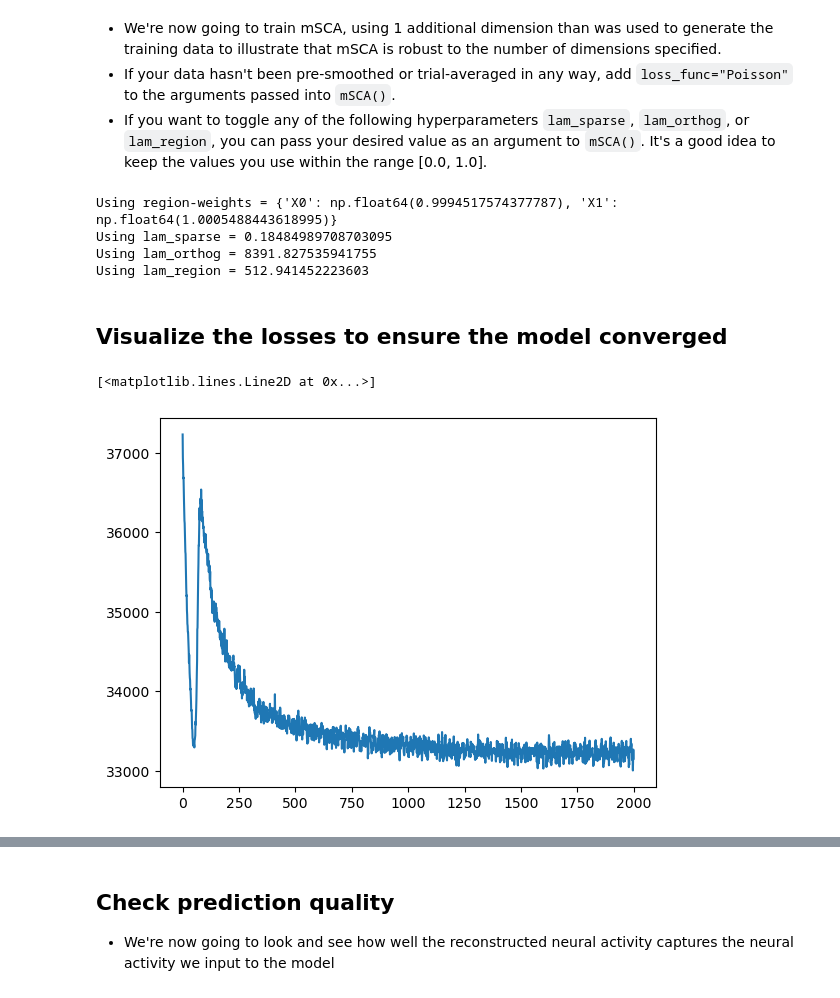
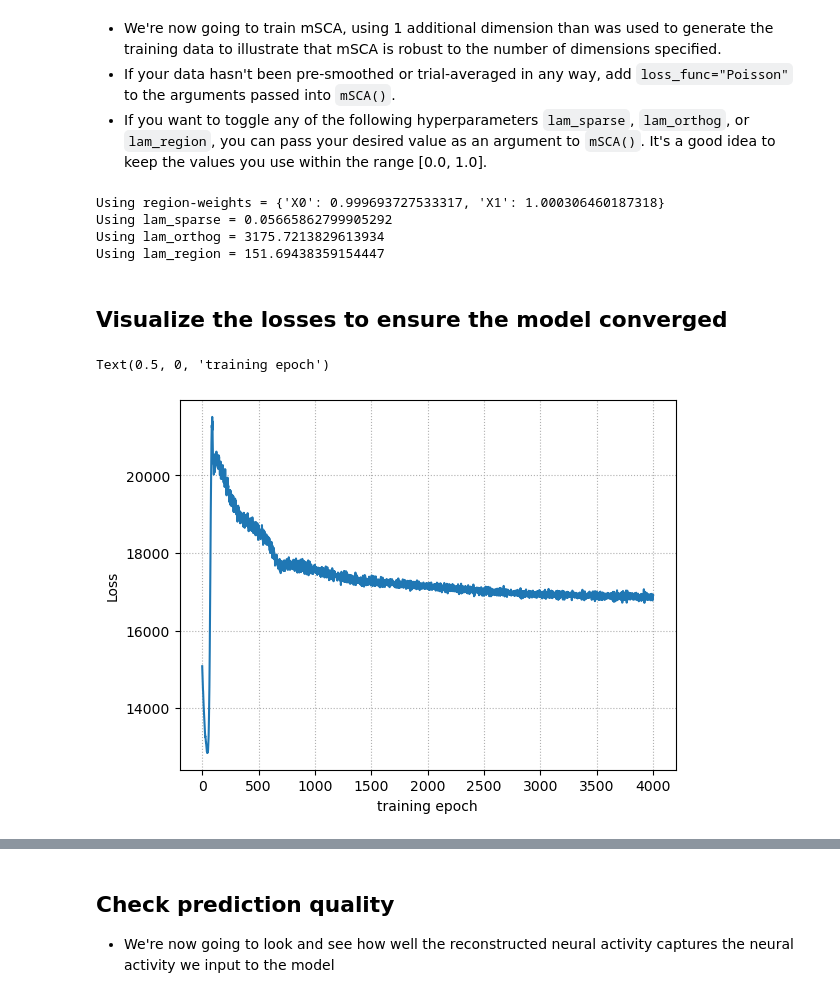
Before and after one commit to AndrewUlmer/mSCA, a Jupyter notebook: quickstart.ipynb, the cells around one changed output, grey strips where cells are left out. Cells and saved outputs as stored; diff of their text form; code cells hidden in the pictures.

```diff
--- a/quickstart.ipynb
+++ b/quickstart.ipynb
@@ -67,17 +71,21 @@ for i in range(num_viz):
 * If your data hasn't been pre-smoothed or trial-averaged in any way, add `loss_func="Poisson"` to the arguments passed into `mSCA()`.
 * If you want to toggle any of the following hyperparameters `lam_sparse`, `lam_orthog`, or `lam_region`, you can pass your desired value as an argument to `mSCA()`. It's a good idea to keep the values you use within the range [0.0, 1.0].
 # %%
-msca, losses = mSCA(n_components=5+1, n_epochs=2000).fit(X)
+msca, losses = mSCA(n_components=5, n_epochs=4000).fit(X)
 # %% [output]
-Using region-weights = {'X0': np.float64(0.9994517574377787), 'X1': np.float64(1.0005488443618995)}
-Using lam_sparse = 0.18484989708703095
-Using lam_orthog = 8391.827535941755
-Using lam_region = 512.941452223603
+Using region-weights = {'X0': 0.999693727533317, 'X1': 1.000306460187318}
+Using lam_sparse = 0.05665862799905292
+Using lam_orthog = 3175.7213829613934
+Using lam_region = 151.69438359154447
 # %% [markdown]
 ## Visualize the losses to ensure the model converged
 # %%
+# Concatenate and sum the losses (reconstruction, latent sparsity, region, sparsity, and orthogonality)
 loss = np.stack([v for v in losses.values()], axis=1).sum(axis=1)
-plt.plot(loss)
+plt.plot(loss[100:]); # Avoiding weirdness in early training
+plt.grid(ls=":");
+plt.ylabel("Loss");
+plt.xlabel("training epoch")
 # %% [output]
-[<matplotlib.lines.Line2D at 0x...>]
+Text(0.5, 0, 'training epoch')
-[figure, old version]
+[figure, new version]
```
Also changed, not shown: parts of 9 cells of this notebook, 4 other files.
